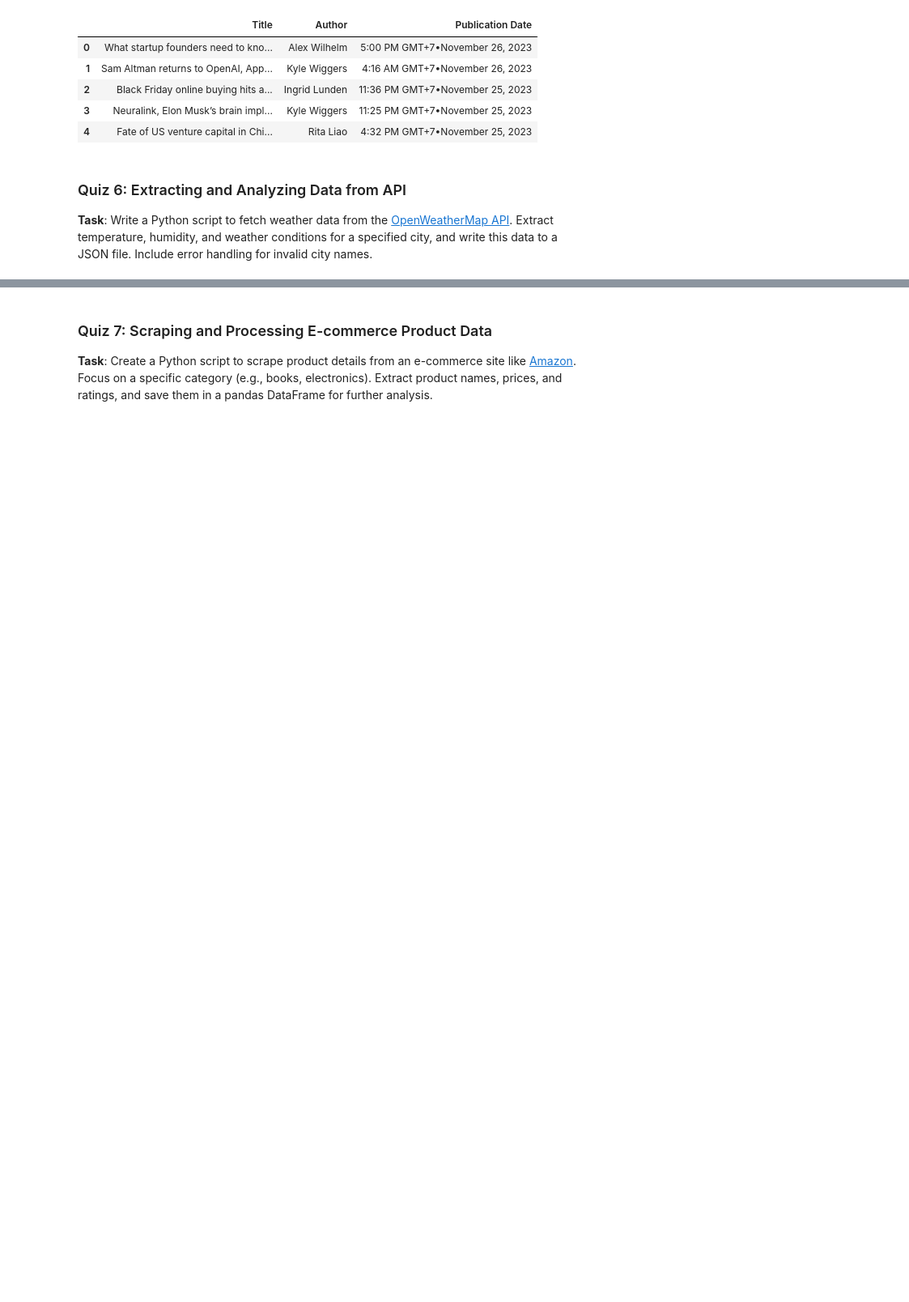
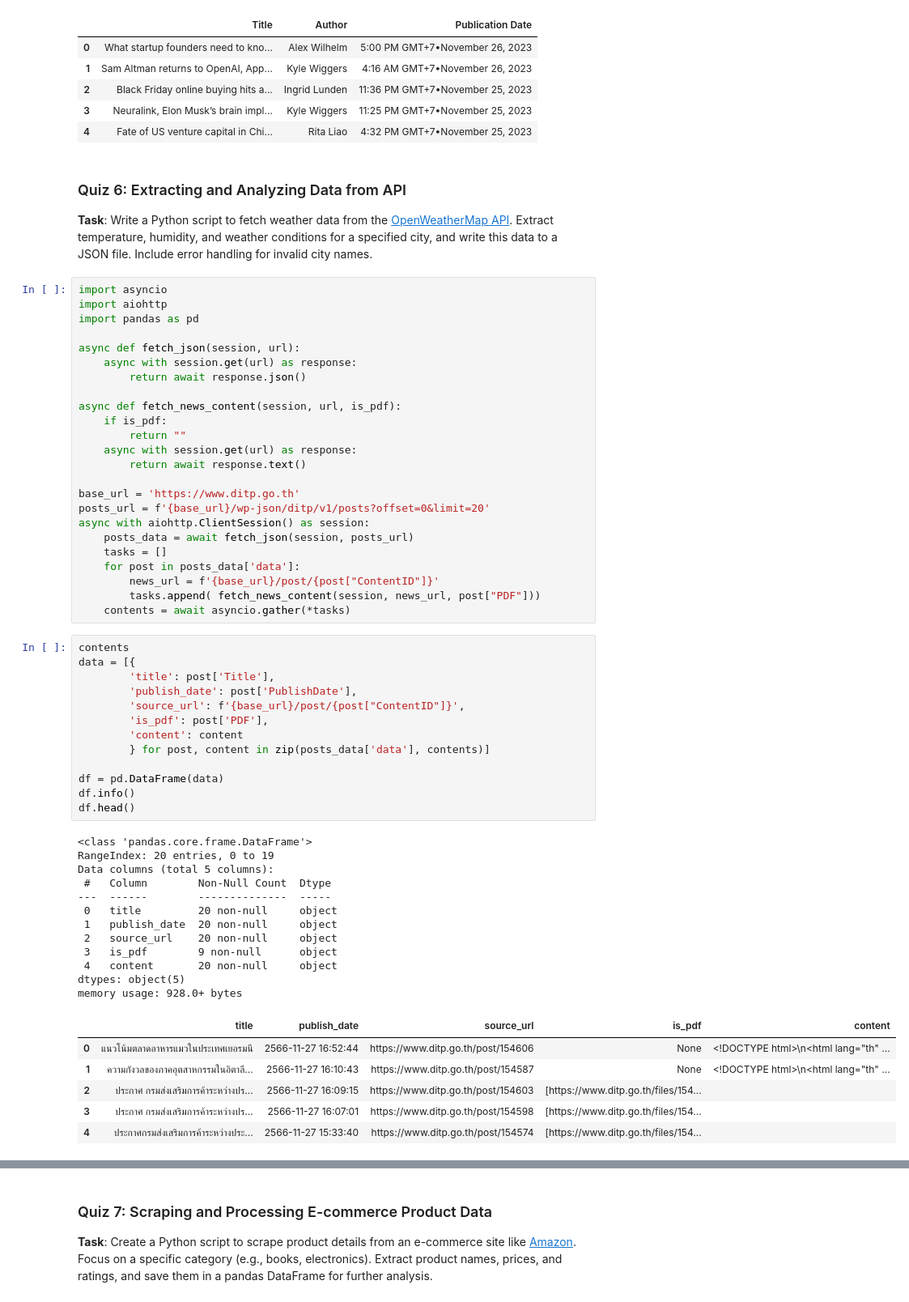
Before and after one commit to wasit7/dsmde, a Jupyter notebook: example/08_dsi310_quiz_2.ipynb, the cells around one changed output, grey strips where cells are left out. Shown: that part at 81% size. Cells and saved outputs as stored; diff of their text form; blank space fills up the shorter version.

Commit message:
async example

```diff
--- a/example/08_dsi310_quiz_2.ipynb
+++ b/example/08_dsi310_quiz_2.ipynb
@@ -249,3 +249,59 @@ memory usage: 608.0+ bytes
 # %% [markdown]
 ### Quiz 6: Extracting and Analyzing Data from API
 **Task**: Write a Python script to fetch weather data from the [OpenWeatherMap API](https://openweathermap.org/api). Extract temperature, humidity, and weather conditions for a specified city, and write this data to a JSON file. Include error handling for invalid city names.
+# %%
+import asyncio
+import aiohttp
+import pandas as pd
+
+async def fetch_json(session, url):
+    async with session.get(url) as response:
+        return await response.json()
+
+async def fetch_news_content(session, url, is_pdf):
+    if is_pdf:
+        return ""
+    async with session.get(url) as response:
+        return await response.text()
+
+base_url = 'https://www.ditp.go.th'
+posts_url = f'{base_url}/wp-json/ditp/v1/posts?offset=0&limit=20'
+async with aiohttp.ClientSession() as session:
+    posts_data = await fetch_json(session, posts_url)
+    tasks = []
+    for post in posts_data['data']:
+        news_url = f'{base_url}/post/{post["ContentID"]}'
+        tasks.append( fetch_news_content(session, news_url, post["PDF"]))
+    contents = await asyncio.gather(*tasks)
+# %%
+contents
+data = [{
+        'title': post['Title'],
+        'publish_date': post['PublishDate'],
+        'source_url': f'{base_url}/post/{post["ContentID"]}',
+        'is_pdf': post['PDF'],
+        'content': content
+        } for post, content in zip(posts_data['data'], contents)]
+
+df = pd.DataFrame(data)
+df.info()
+df.head()
+# %% [output]
+<class 'pandas.core.frame.DataFrame'>
+RangeIndex: 20 entries, 0 to 19
+Data columns (total 5 columns):
+ #   Column        Non-Null Count  Dtype
+---  ------        --------------  -----
+ 0   title         20 non-null     object
+ 1   publish_date  20 non-null     object
+ 2   source_url    20 non-null     object
+ 3   is_pdf        9 non-null      object
+ 4   content       20 non-null     object
+dtypes: object(5)
+memory usage: 928.0+ bytes
+|  | title | publish_date | source_url | is_pdf | content |
+| 0 | แนวโน้มตลาดอาหารแมวในประเทศเยอรมนี | 2566-11-27 16:52:44 | https://www.ditp.go.th/post/154606 | None | <!DOCTYPE html>\n<html lang="th" ... |
+| 1 | ความกังวลของภาคอุตสาหกรรมในอิตาลี... | 2566-11-27 16:10:43 | https://www.ditp.go.th/post/154587 | None | <!DOCTYPE html>\n<html lang="th" ... |
+| 2 | ประกาศ กรมส่งเสริมการค้าระหว่างปร... | 2566-11-27 16:09:15 | https://www.ditp.go.th/post/154603 | [https://www.ditp.go.th/files/154... |  |
+| 3 | ประกาศ กรมส่งเสริมการค้าระหว่างปร... | 2566-11-27 16:07:01 | https://www.ditp.go.th/post/154598 | [https://www.ditp.go.th/files/154... |  |
+| 4 | ประกาศกรมส่งเสริมการค้าระหว่างประ... | 2566-11-27 15:33:40 | https://www.ditp.go.th/post/154574 | [https://www.ditp.go.th/files/154... |  |
```
Also changed, not shown: parts of 1 cell of this notebook, 5 other files.
